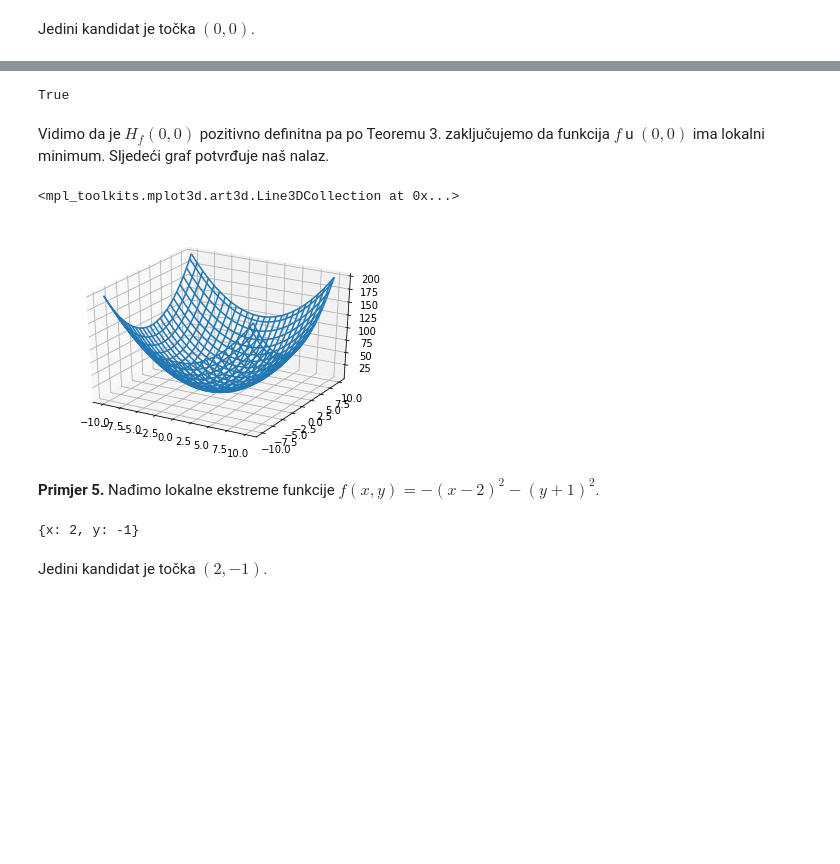
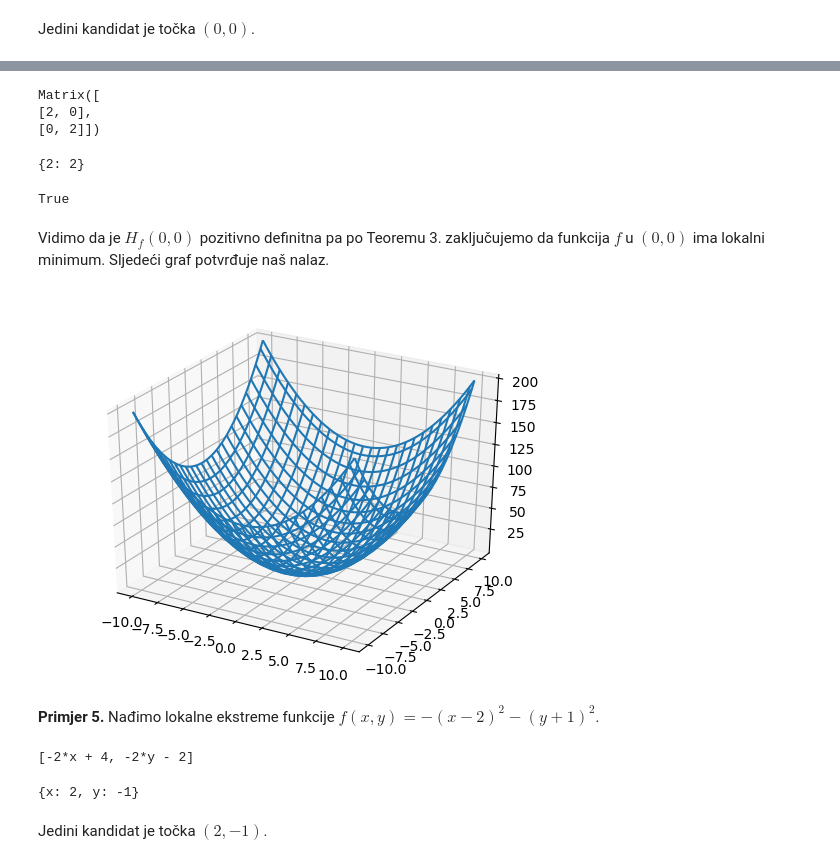
Before and after one commit to valental/MS, a Jupyter notebook: ekstremi_funkcija.ipynb, the cells around one changed output, grey strips where cells are left out. Cells and saved outputs as stored; diff of their text form; code cells hidden in the pictures; blank space fills up the shorter version.

```diff
--- a/ekstremi_funkcija.ipynb
+++ b/ekstremi_funkcija.ipynb
@@ -58,2 +89,18 @@ Hf = np.array( [ [fxxprime, fxyprime],
+# %%
+import sympy as sp
+import numpy as np
+
+def grad(f,var):
+    return [sp.diff(f,x) for x in var]
+
+def hess(f,var):
+    return sp.Matrix([[f.diff(x).diff(y) for x in var] for y in var])
+
+x,y = sp.symbols('x y')
+
+def f(x,y):
+    return x**2 + y**2
+
+fsp = f(x,y)
 # %% [markdown]
 Možemo izračunati gradijent i Hessian u nekoj točki, npr. u točki $(1,1)$ da vidimo je li u njoj lokalni ekstrem. Po obratu po kontrapoziciji Teorema 2 znamo da u $(1,1)$ nije lokalni ekstrem funkcije $f(x,y)=x^2+y^2$ jer $Df(1,1)=(2,2)$
@@ -86,27 +130,37 @@ array([[2, 0],
-# %%
-temp = np.array( [ [dfxx(0,0), dfxy(0,0)], [dfxy(0,0), dfyy(0,0)] ] )
-
-def is_pos_def(x):
-    return np.all(np.linalg.eigvals(x) > 0)
-
-is_pos_def(temp)
-# %% [output]
-True
+# %%
+h = hess(fsp,[x,y])
+h   # ovisi o x i y
+# %% [output]
+Matrix([
+[2, 0],
+[0, 2]])
+# %%
+temp = h.eigenvals()
+temp
+# %% [output]
+{2: 2}
+# %%
+def is_pos_def(d):
+    for key in d:
+        if key <= 0:
+            return False
+    return True
+
+is_pos_def(temp)
+# %% [output]
+True
 # %% [markdown]
 Vidimo da je $H_f(0,0)$ pozitivno definitna pa po Teoremu 3. zaključujemo da funkcija $f$ u $(0,0)$ ima lokalni minimum. Sljedeći graf potvrđuje naš nalaz.
 # %%
-from mpl_toolkits import mplot3d
-
 fig = plt.figure()
 ax = fig.add_subplot(1, 1, 1, projection='3d')
 
 x, y = np.meshgrid(np.linspace(-10, 10), np.linspace(-10, 10))
 z = f(x,y)
-#fig.colorbar(surf, shrink=0.5, aspect=5)
+
 ax.plot_wireframe(x, y, z, rstride=2, cstride=2)
-#ax.plot_surface(x, y, z, cmap=cm.coolwarm, linewidth=1)
+fig
 # %% [output]
-<mpl_toolkits.mplot3d.art3d.Line3DCollection at 0x...>
-[figure, old version]
+[figure, new version]
 # %% [markdown]
 **Primjer 5.** Nađimo lokalne ekstreme funkcije $f(x,y)=-(x-2)^2-(y+1)^2$.
@@ -138,6 +167,19 @@ Hf = np.array( [ [fxxprime, fxyprime],
-# %%
-solve(Df, symbols('x y'))
-# %% [output]
-{x: 2, y: -1}
+# %%
+x,y = sp.symbols('x y')
+
+def f(x,y):
+    return -(x-2)**2 - (y+1)**2
+
+fsp = f(x,y)
+
+g = grad(fsp,[x,y])
+g
+# %% [output]
+[-2*x + 4, -2*y - 2]
+# %%
+stac_tocka = sp.solve(g, sp.symbols('x y'))
+stac_tocka
+# %% [output]
+{x: 2, y: -1}
 # %% [markdown]
 Jedini kandidat je točka $(2,-1)$.
```
Also changed, not shown: parts of 39 cells of this notebook.
